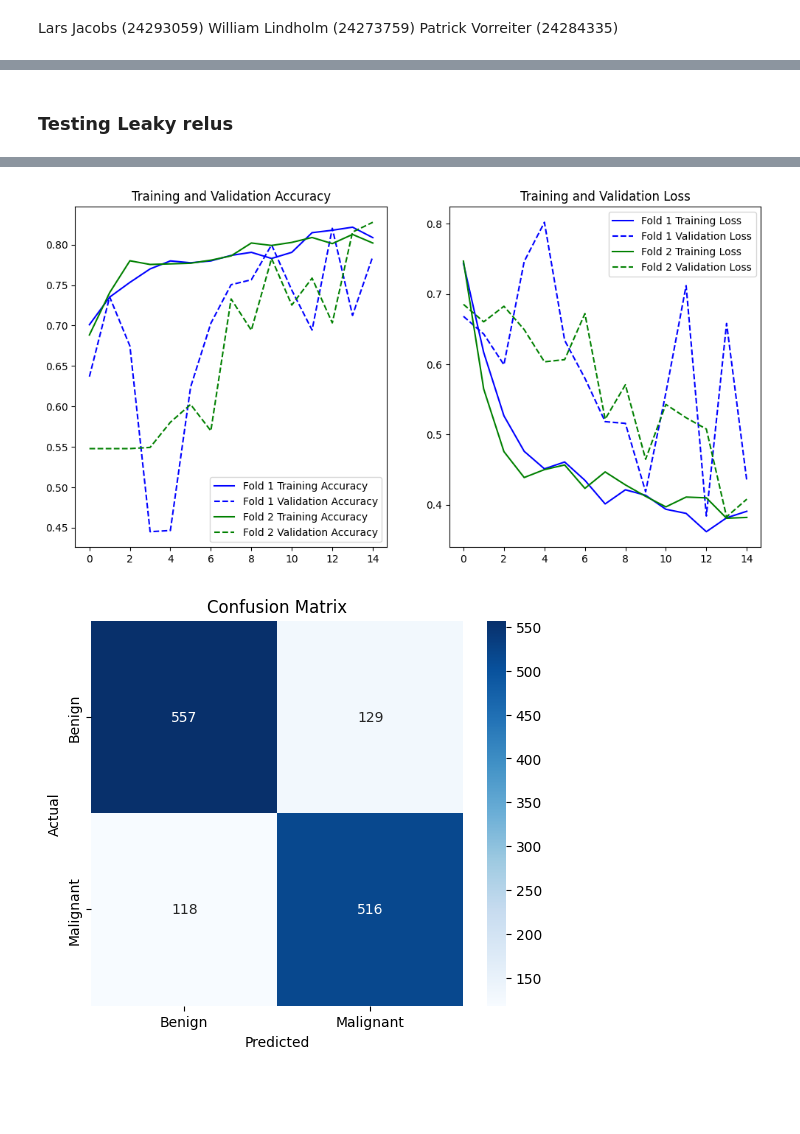
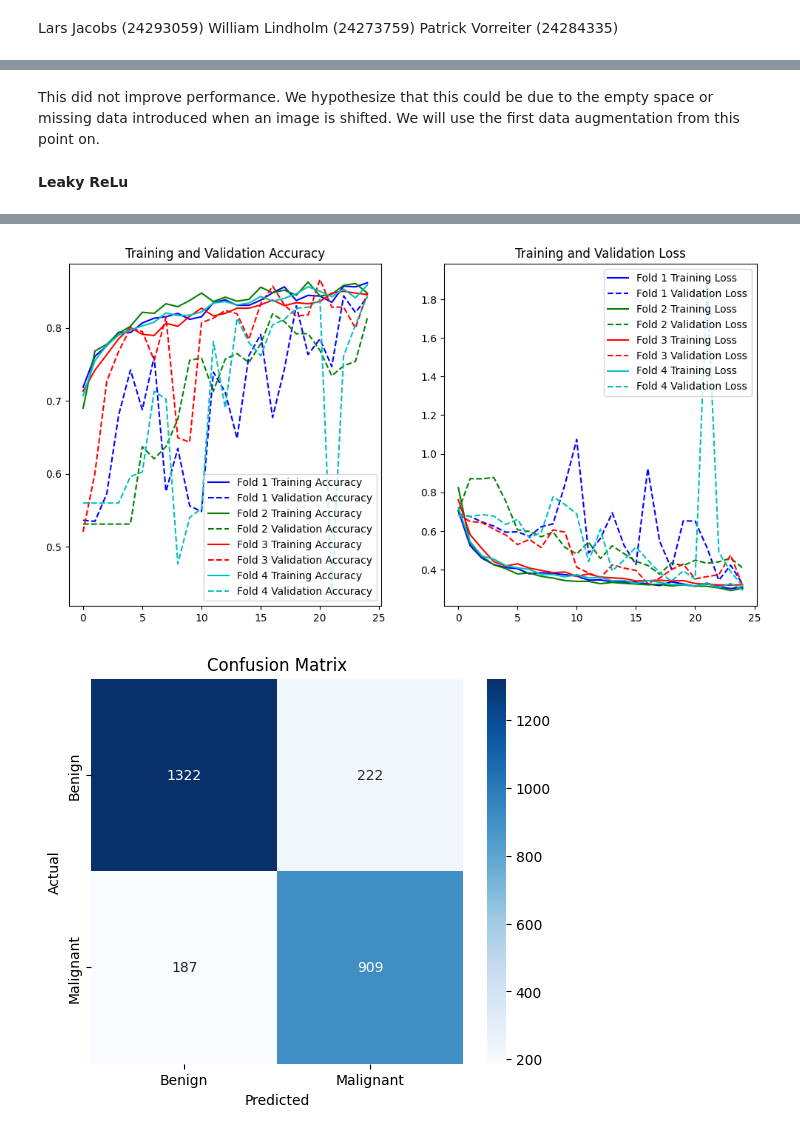
Before and after one commit to LindholmLabs/Neural-Computing, a Jupyter notebook: CS4287_Prj1_24293059_24273759_24284335.ipynb, the cells around one changed output, grey strips where cells are left out. Cells and saved outputs as stored; diff of their text form; code cells hidden in the pictures; blank space fills up the shorter version.

```diff
--- a/CS4287_Prj1_24293059_24273759_24284335.ipynb
+++ b/CS4287_Prj1_24293059_24273759_24284335.ipynb
@@ -776,0 +814,6 @@ F1 Score: 0.7955
+# %%
+datagen_1 = ImageDataGenerator(
+    horizontal_flip=True,
+    vertical_flip=True,
+    zoom_range=0.2
+)
@@ -777,25 +909,21 @@ F1 Score: 0.7955
+# %% [markdown]
+This did not improve performance. We hypothesize that this could be due to the empty space or missing data introduced when an image is shifted. We will use the first data augmentation from this point on.
 # %% [markdown]
-### Testing Leaky relus
+**Leaky ReLu**
 # %%
 from tensorflow.keras.layers import LeakyReLU
 
-datagen = ImageDataGenerator(
-    horizontal_flip=True,
-    vertical_flip=True,
-    zoom_range=0.2
-)
-
 model_obj = ImageClassificationModel(
-    optimizer='adam',
-    loss_function='binary_crossentropy',
+    optimizer=TEST_OPTIMIZER,
+    loss_function=TEST_LOSS_FUNCTION,
     activation_function=LeakyReLU(alpha=0.01),
     output_activation_function='sigmoid',
     dilation=(1,1),
-    strides=(2,2),
-    batch_size=32, epochs=15,
-    data_augmentation=datagen,
-    num_output_neurons=1)
+    strides=TEST_STRIDES,
+    batch_size=TEST_BATCH_SIZE, epochs=TEST_EPOCHS,
+    num_output_neurons=1,
+    data_augmentation=datagen_1,
+    num_folds=TEST_FOLDS)
 
-model_obj.show_training_progress()
 model_obj.run()
 # %% [output]
@@ -819,2 +944,2 @@ F1 Score: 0.8069
-[figure, old version]
+[figure, new version]
-[figure, old version]
+[figure, new version]
```
Also changed, not shown: parts of 68 cells of this notebook.
